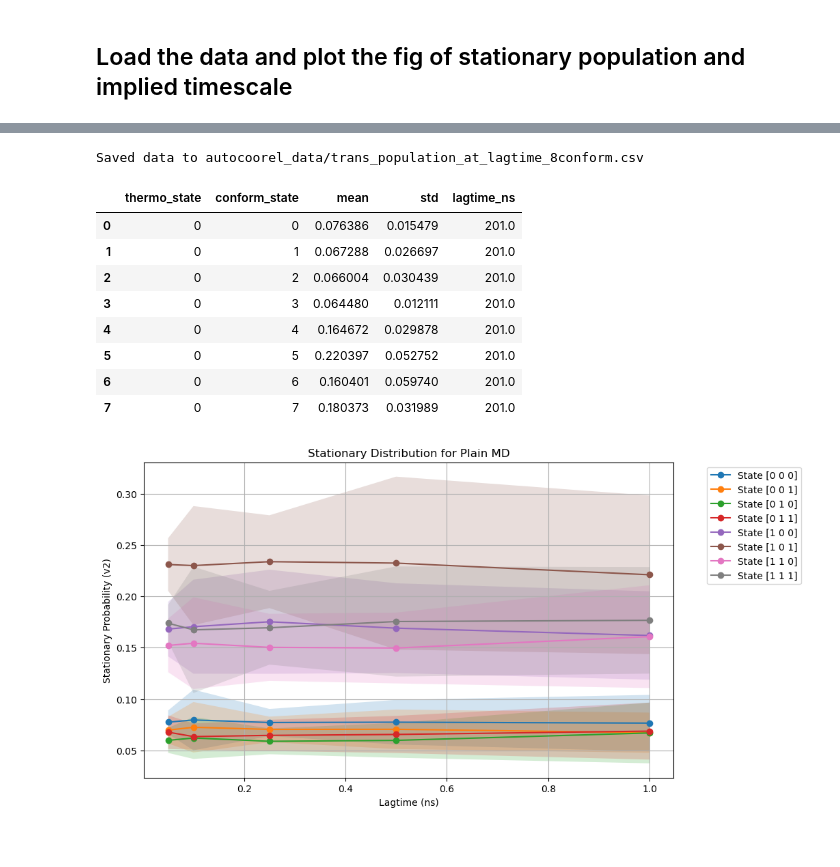
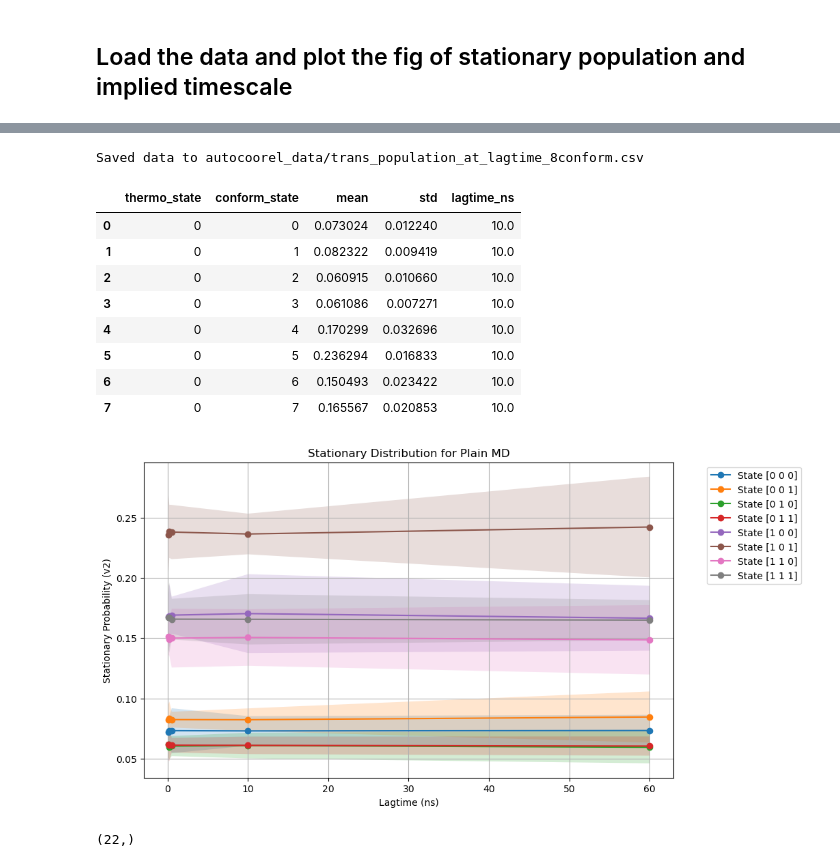
Before and after one commit to starwingc/peptoid_ESM, a Jupyter notebook: Plain_MD/analysis/transition_matrix.ipynb, the cells around one changed output, grey strips where cells are left out. Cells and saved outputs as stored; diff of their text form; code cells hidden in the pictures.

```diff
--- a/Plain_MD/analysis/transition_matrix.ipynb
+++ b/Plain_MD/analysis/transition_matrix.ipynb
@@ -282,2 +280,8 @@ array([[ 0.,  0.,  0., ...,  6.,  6.,  6.],
        [ 7.,  7.,  7., ..., nan, nan, nan],
        [ 7.,  7.,  7., ..., nan, nan, nan]])
+# %%
+## Try to discard the first 100 ns
+
+traj_indexed_burn_start = traj_indexed[:, 10000:]
+
+traj_indexed_burn_start
@@ -312,14 +324,14 @@ def process_trajectory(n_trajs, lagtime, num_states, cluster_size):
 
 #print(pi_all)
 # %%
-n_trajs = traj_indexed
+n_trajs = traj_indexed_burn_start
 num_states = 8
 #lagtime = 1
 #lagtimes = [5, 10, 25, 50] + list(range(100, 80000, 500))
-#lagtimes = [5, 10, 25, 50] + list(range(100, 20000, 500))
-lagtimes = [5, 10, 25, 50]
+lagtimes = [5, 20, 50] + list(range(1000, 100000, 5000))
+#lagtimes = [5, 10, 25, 50]
 dt_in_ns = 0.01
-cluster_size = 10
+cluster_size = 100
 
 # Store results
 pi_all_means = []
@@ -396,7 +411,7 @@ def index_to_state(index):
 
     return state
 # %%
-omega_loaded = Data.load("autocoorel_data/stationary_distributions_1800ns_5ns_clustersize100.pkl").array_list
+omega_loaded = Data.load("autocoorel_data/stationary_distributions_1us_5000stride.pkl").array_list
 pi_all_means = omega_loaded[0]
 pi_all_uppers = omega_loaded[1]
 pi_all_lowers = omega_loaded[2]
@@ -437,9 +456,9 @@ for i, state in enumerate(state_to_plot):
                      alpha=0.2)
 
     # Annotate the first point with its value
-    first_x = lagtimes_ns[44]
-    first_y = pi_all_means[44, i]
-    first_y_var = pi_all_stds[44, i]
+    first_x = lagtimes_ns[6]
+    first_y = pi_all_means[6, i]
+    first_y_var = pi_all_stds[6, i]
     plt.text(first_x, first_y,  f"{first_x} ns :{first_y:.3f} +- {first_y_var:.3f}", fontsize=10)
     print(f"{first_x}:{first_y:.3f} +- {first_y_var:.3f}")
 
@@ -467,8 +486,8 @@ import pandas as pd
 
 state_index = range(8)
 state_num = 1
-point_to_plot = 400
-lagtime_plot = 44  # index of lagtime to extract at 101 ns
+point_to_plot =
+lagtime_plot = 3  # index of lagtime to extract at 10 ns
 selected_ns = lagtimes_ns[lagtime_plot]  # for saving
 
 # Prepare containers
@@ -486,41 +505,41 @@ for state in range(state_num):
     # Normalize across states for each lagtime
     row_sums = pi_means.sum(axis=1, keepdims=True)
     pi_means /= row_sums
     pi_stds /= row_sums  # assumes linear propagation of error (approximate)
 
     cis_trans_pi_means.append(pi_means)
     cis_trans_pi_stds.append(pi_stds)
 
     # Grab data for selected lagtime index
     for i, s in enumerate(index):
         data_rows.append({
             "thermo_state":0,
             "conform_state": s,
             "mean": pi_means[lagtime_plot, i],
             "std": pi_stds[lagtime_plot, i],
             "lagtime_ns": selected_ns
         })
 
 # Create DataFrame
 df = pd.DataFrame(data_rows)
 
 # Save CSV
 output_path = "autocoorel_data/trans_population_at_lagtime_8conform.csv"
 df.to_csv(output_path, index=False)
 print(f"Saved data to {output_path}")
 
 df
 # %% [output]
 Saved data to autocoorel_data/trans_population_at_lagtime_8conform.csv
 |  | thermo_state | conform_state | mean | std | lagtime_ns |
-| 0 | 0 | 0 | 0.076386 | 0.015479 | 201.0 |
-| 1 | 0 | 1 | 0.067288 | 0.026697 | 201.0 |
-| 2 | 0 | 2 | 0.066004 | 0.030439 | 201.0 |
-| 3 | 0 | 3 | 0.064480 | 0.012111 | 201.0 |
-| 4 | 0 | 4 | 0.164672 | 0.029878 | 201.0 |
-| 5 | 0 | 5 | 0.220397 | 0.052752 | 201.0 |
-| 6 | 0 | 6 | 0.160401 | 0.059740 | 201.0 |
-| 7 | 0 | 7 | 0.180373 | 0.031989 | 201.0 |
+| 0 | 0 | 0 | 0.073024 | 0.012240 | 10.0 |
+| 1 | 0 | 1 | 0.082322 | 0.009419 | 10.0 |
+| 2 | 0 | 2 | 0.060915 | 0.010660 | 10.0 |
+| 3 | 0 | 3 | 0.061086 | 0.007271 | 10.0 |
+| 4 | 0 | 4 | 0.170299 | 0.032696 | 10.0 |
+| 5 | 0 | 5 | 0.236294 | 0.016833 | 10.0 |
+| 6 | 0 | 6 | 0.150493 | 0.023422 | 10.0 |
+| 7 | 0 | 7 | 0.165567 | 0.020853 | 10.0 |
 # %%
 plt.figure(figsize=(10, 6))
 state_to_plot = range(8)  # Fix: Select states 0 to 7
@@ -542,10 +561,12 @@ plt.legend(loc='upper right', bbox_to_anchor=(1.25, 1))
 plt.grid(True)
 plt.show()
 # %% [output]
-[figure, old version]
+[figure, new version]
 # %%
 lagtimes_ns.shape
 t2_all_means.shape
+# %% [output]
+(22,)
 # %%
 dt_in_ns = 0.01
 
```
Also changed, not shown: parts of 12 cells of this notebook, 3 other files.
